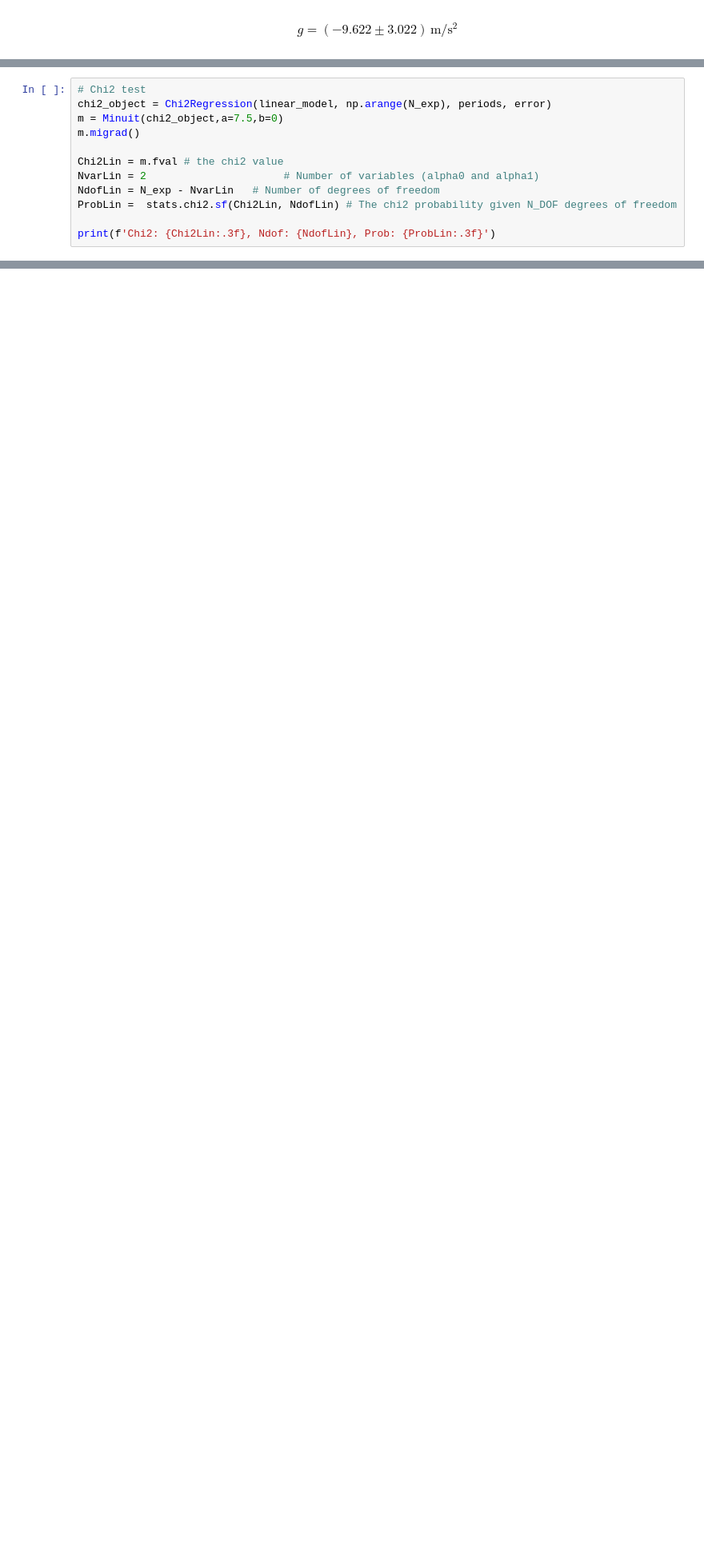
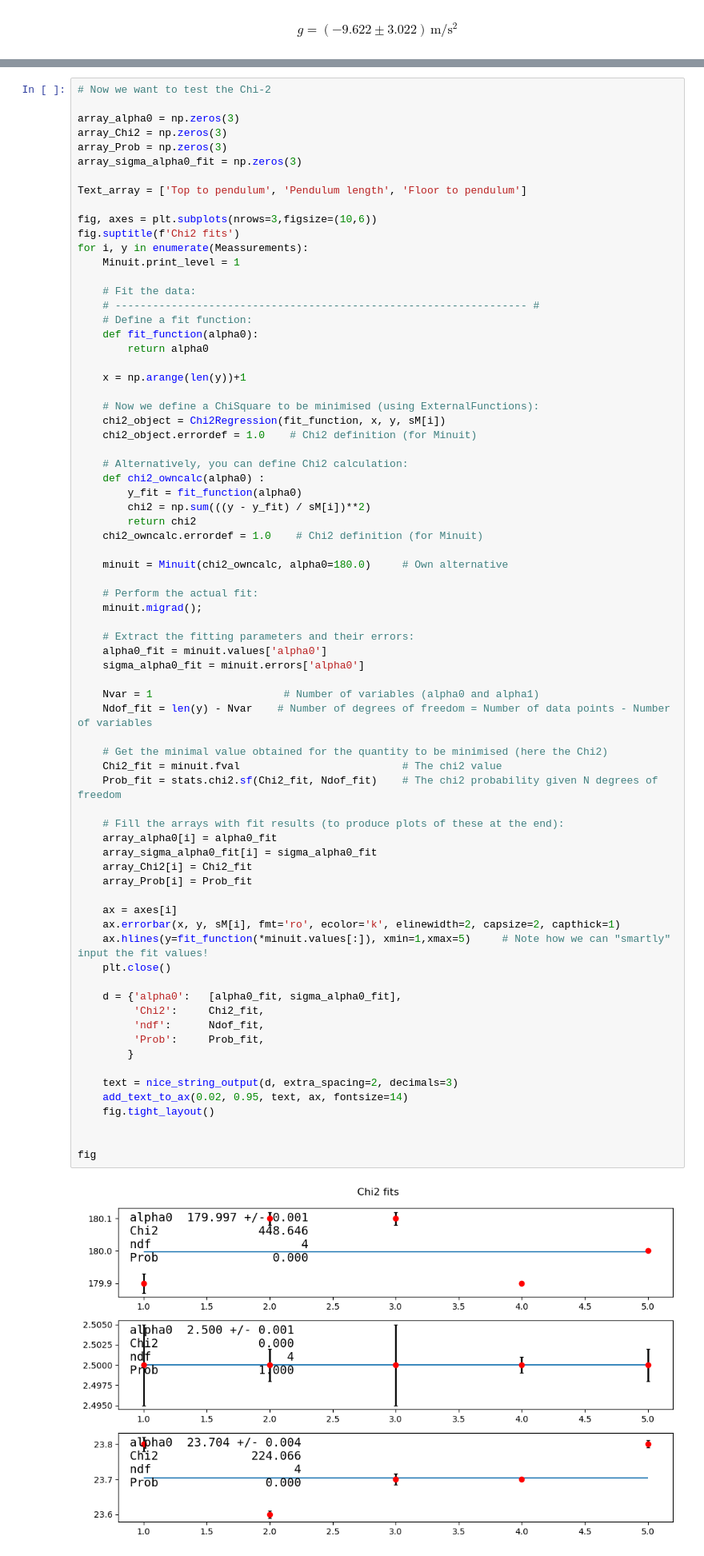
Before and after one commit to BerlinObel/AppStat2023-Project, a Jupyter notebook: Project.ipynb, the cells around one changed output, grey strips where cells are left out. Shown at 80% size. Drawn from its saved outputs; the diff is of its cells as text; blank space fills up the shorter version.

```diff
--- a/Project.ipynb
+++ b/Project.ipynb
@@ -291,12 +258,0 @@ Weighted mean: 2.701 +/- 0.014
-# %%
-# Chi2 test
-chi2_object = Chi2Regression(linear_model, np.arange(N_exp), periods, error)
-m = Minuit(chi2_object,a=7.5,b=0)
-m.migrad()
-
-Chi2Lin = m.fval # the chi2 value
-NvarLin = 2                      # Number of variables (alpha0 and alpha1)
-NdofLin = N_exp - NvarLin   # Number of degrees of freedom
-ProbLin =  stats.chi2.sf(Chi2Lin, NdofLin) # The chi2 probability given N_DOF degrees of freedom
-
-print(f'Chi2: {Chi2Lin:.3f}, Ndof: {NdofLin}, Prob: {ProbLin:.3f}')
@@ -305,0 +297,75 @@ Chi2: 0.006, Ndof: 3, Prob: 1.000
+# %%
+# Now we want to test the Chi-2
+
+array_alpha0 = np.zeros(3)
+array_Chi2 = np.zeros(3)
+array_Prob = np.zeros(3)
+array_sigma_alpha0_fit = np.zeros(3)
+
+Text_array = ['Top to pendulum', 'Pendulum length', 'Floor to pendulum']
+
+fig, axes = plt.subplots(nrows=3,figsize=(10,6))
+fig.suptitle(f'Chi2 fits')
+for i, y in enumerate(Meassurements):
+    Minuit.print_level = 1
+
+    # Fit the data:
+    # ------------------------------------------------------------------ #
+    # Define a fit function:
+    def fit_function(alpha0):
+        return alpha0
+
+    x = np.arange(len(y))+1
+
+    # Now we define a ChiSquare to be minimised (using ExternalFunctions):
+    chi2_object = Chi2Regression(fit_function, x, y, sM[i])
+    chi2_object.errordef = 1.0    # Chi2 definition (for Minuit)
+
+    # Alternatively, you can define Chi2 calculation:
+    def chi2_owncalc(alpha0) :
+        y_fit = fit_function(alpha0)
+        chi2 = np.sum(((y - y_fit) / sM[i])**2)
+        return chi2
+    chi2_owncalc.errordef = 1.0    # Chi2 definition (for Minuit)
+
+    minuit = Minuit(chi2_owncalc, alpha0=180.0)     # Own alternative
+
+    # Perform the actual fit:
+    minuit.migrad();
+
+    # Extract the fitting parameters and their errors:
+    alpha0_fit = minuit.values['alpha0']
+    sigma_alpha0_fit = minuit.errors['alpha0']
+
+    Nvar = 1                     # Number of variables (alpha0 and alpha1)
+    Ndof_fit = len(y) - Nvar    # Number of degrees of freedom = Number of data points - Number of variables
+
+    # Get the minimal value obtained for the quantity to be minimised (here the Chi2)
+    Chi2_fit = minuit.fval                          # The chi2 value
+    Prob_fit = stats.chi2.sf(Chi2_fit, Ndof_fit)    # The chi2 probability given N degrees of freedom
+
+    # Fill the arrays with fit results (to produce plots of these at the end):
+    array_alpha0[i] = alpha0_fit
+    array_sigma_alpha0_fit[i] = sigma_alpha0_fit
+    array_Chi2[i] = Chi2_fit
+    array_Prob[i] = Prob_fit
+
+    ax = axes[i]
+    ax.errorbar(x, y, sM[i], fmt='ro', ecolor='k', elinewidth=2, capsize=2, capthick=1)
+    ax.hlines(y=fit_function(*minuit.values[:]), xmin=1,xmax=5)     # Note how we can "smartly" input the fit values!
+    plt.close()
+
+    d = {'alpha0':   [alpha0_fit, sigma_alpha0_fit],
+         'Chi2':     Chi2_fit,
+         'ndf':      Ndof_fit,
+         'Prob':     Prob_fit,
+        }
+
+    text = nice_string_output(d, extra_spacing=2, decimals=3)
+    add_text_to_ax(0.02, 0.95, text, ax, fontsize=14)
+    fig.tight_layout()
+
+
+fig
+# %% [output]
+[figure, added]
```
Also changed, not shown: parts of 7 cells of this notebook, 1 other file.
